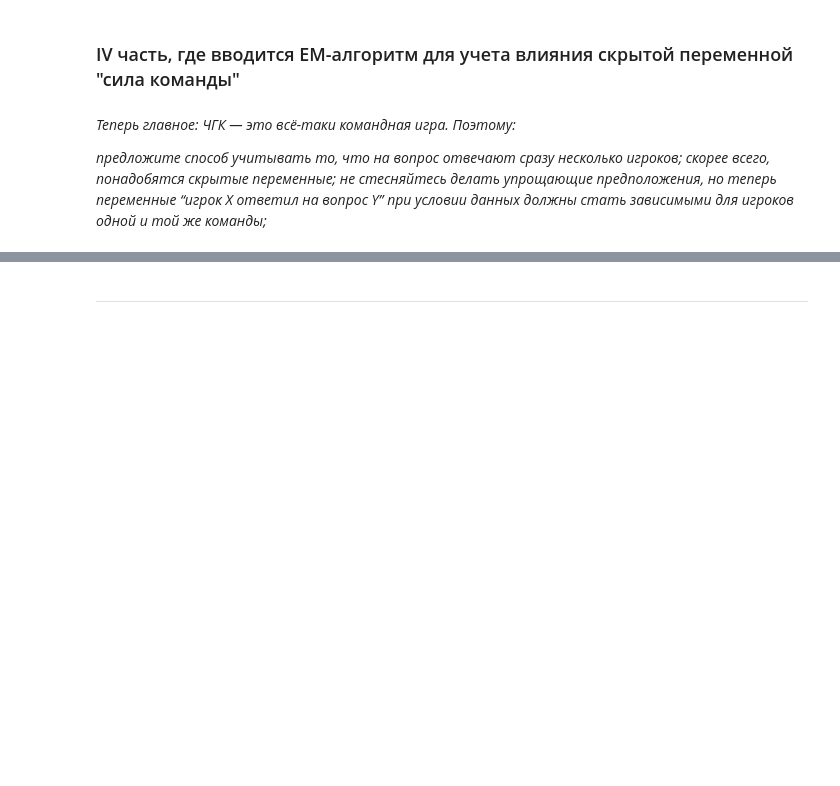
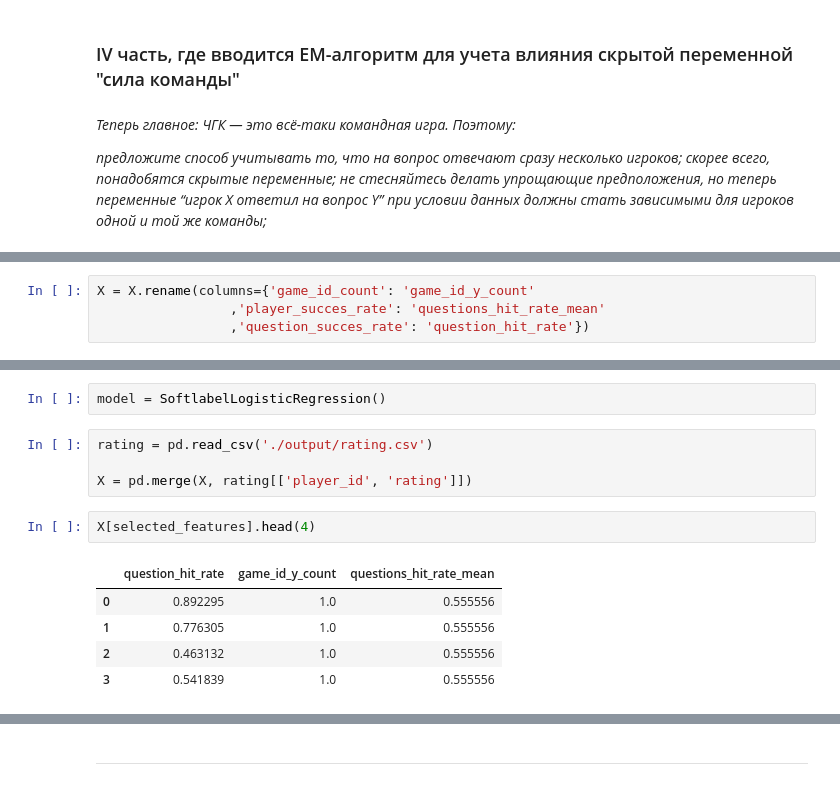
Before and after one commit to spin-to-win/ml_made, a Jupyter notebook: solution_hw2.ipynb, the cells around one changed output, grey strips where cells are left out. Saved outputs shown, nothing was run; the diff lists cells and outputs as text; blank space fills up the shorter version.

```diff
--- a/solution_hw2.ipynb
+++ b/solution_hw2.ipynb
@@ -747,0 +846,4 @@ _предложите способ учитывать то, что на вопр
+# %%
+X = X.rename(columns={'game_id_count': 'game_id_y_count'
+                 ,'player_succes_rate': 'questions_hit_rate_mean'
+                 ,'question_succes_rate': 'question_hit_rate'})
@@ -747,0 +910,14 @@ _предложите способ учитывать то, что на вопр
+# %%
+model = SoftlabelLogisticRegression()
+# %%
+rating = pd.read_csv('./output/rating.csv')
+
+X = pd.merge(X, rating[['player_id', 'rating']])
+# %%
+X[selected_features].head(4)
+# %% [output]
+|  | question_hit_rate | game_id_y_count | questions_hit_rate_mean |
+| 0 | 0.892295 | 1.0 | 0.555556 |
+| 1 | 0.776305 | 1.0 | 0.555556 |
+| 2 | 0.463132 | 1.0 | 0.555556 |
+| 3 | 0.541839 | 1.0 | 0.555556 |
```
Also changed, not shown: parts of 63 cells of this notebook.
